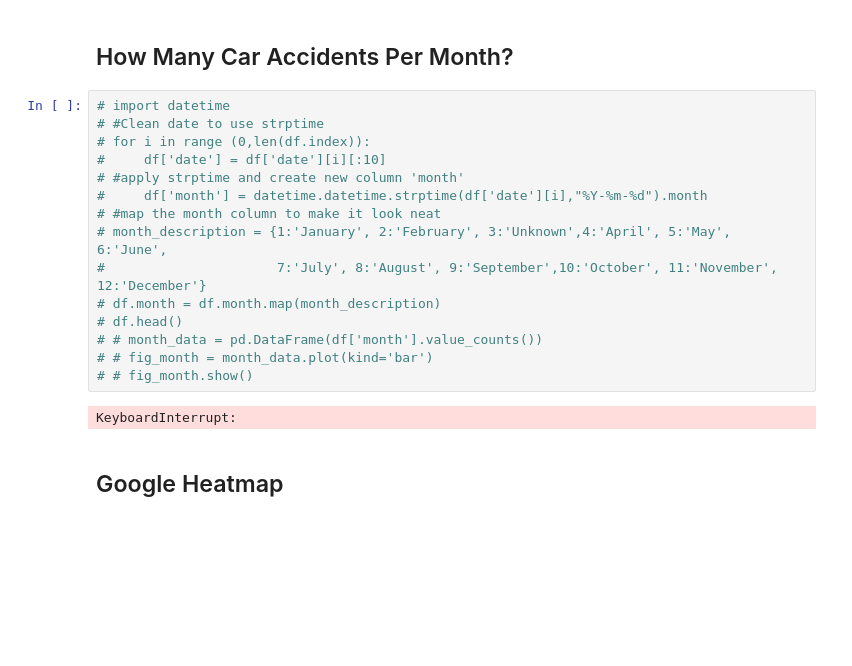
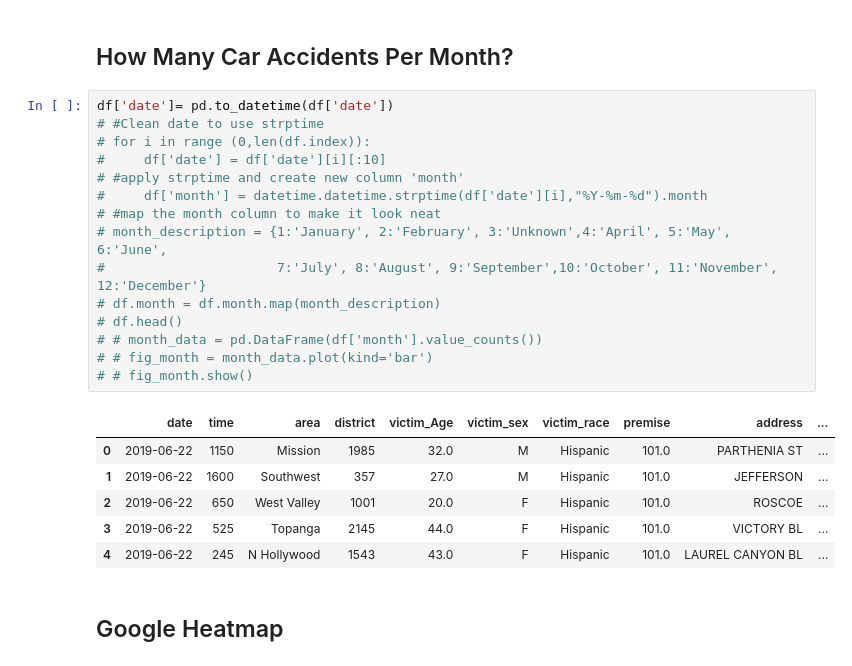
Before and after one commit to shaun-huang/LA-Traffic-Collision-Analysis, a Jupyter notebook: main.ipynb, the cells around one changed output. Saved outputs shown, nothing was run; the diff lists cells and outputs as text; blank space fills up the shorter version.

```diff
--- a/main.ipynb
+++ b/main.ipynb
@@ -34,22 +35,27 @@ fig = race_data.plot(kind='bar')
 # %% [markdown]
 ## How Many Car Accidents Per Month?
 # %%
-# import datetime
+df['date']= pd.to_datetime(df['date'])
 # #Clean date to use strptime
 # for i in range (0,len(df.index)):
 #     df['date'] = df['date'][i][:10]
 # #apply strptime and create new column 'month'
 #     df['month'] = datetime.datetime.strptime(df['date'][i],"%Y-%m-%d").month
 # #map the month column to make it look neat
 # month_description = {1:'January', 2:'February', 3:'Unknown',4:'April', 5:'May', 6:'June',
 #                      7:'July', 8:'August', 9:'September',10:'October', 11:'November', 12:'December'}
 # df.month = df.month.map(month_description)
 # df.head()
 # # month_data = pd.DataFrame(df['month'].value_counts())
 # # fig_month = month_data.plot(kind='bar')
 # # fig_month.show()
 # %% [output]
-KeyboardInterrupt:
+|  | date | time | area | district | victim_Age | victim_sex | victim_race | premise | address | ... |
+| 0 | 2019-06-22 | 1150 | Mission | 1985 | 32.0 | M | Hispanic | 101.0 | PARTHENIA ST | ... |
+| 1 | 2019-06-22 | 1600 | Southwest | 357 | 27.0 | M | Hispanic | 101.0 | JEFFERSON | ... |
+| 2 | 2019-06-22 | 650 | West Valley | 1001 | 20.0 | F | Hispanic | 101.0 | ROSCOE | ... |
+| 3 | 2019-06-22 | 525 | Topanga | 2145 | 44.0 | F | Hispanic | 101.0 | VICTORY BL | ... |
+| 4 | 2019-06-22 | 245 | N Hollywood | 1543 | 43.0 | F | Hispanic | 101.0 | LAUREL CANYON BL | ... |
 # %% [markdown]
 ## Google Heatmap
 # %%
```
Also changed, not shown: parts of 1 cell of this notebook, 1 other file.
